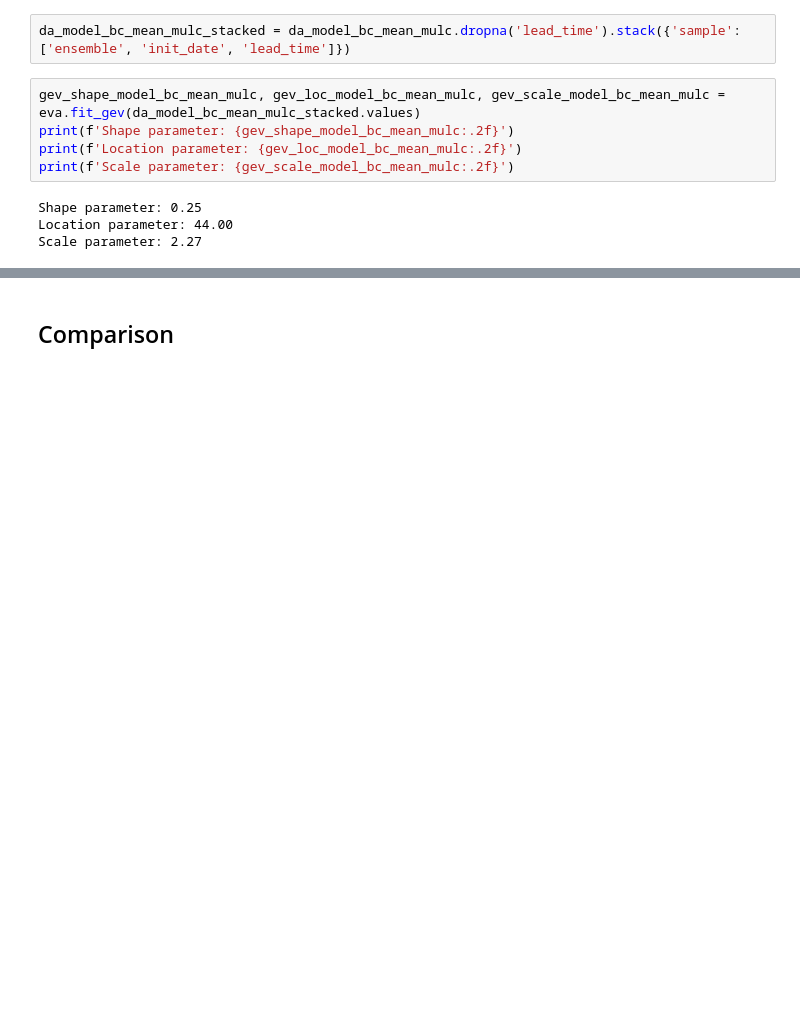
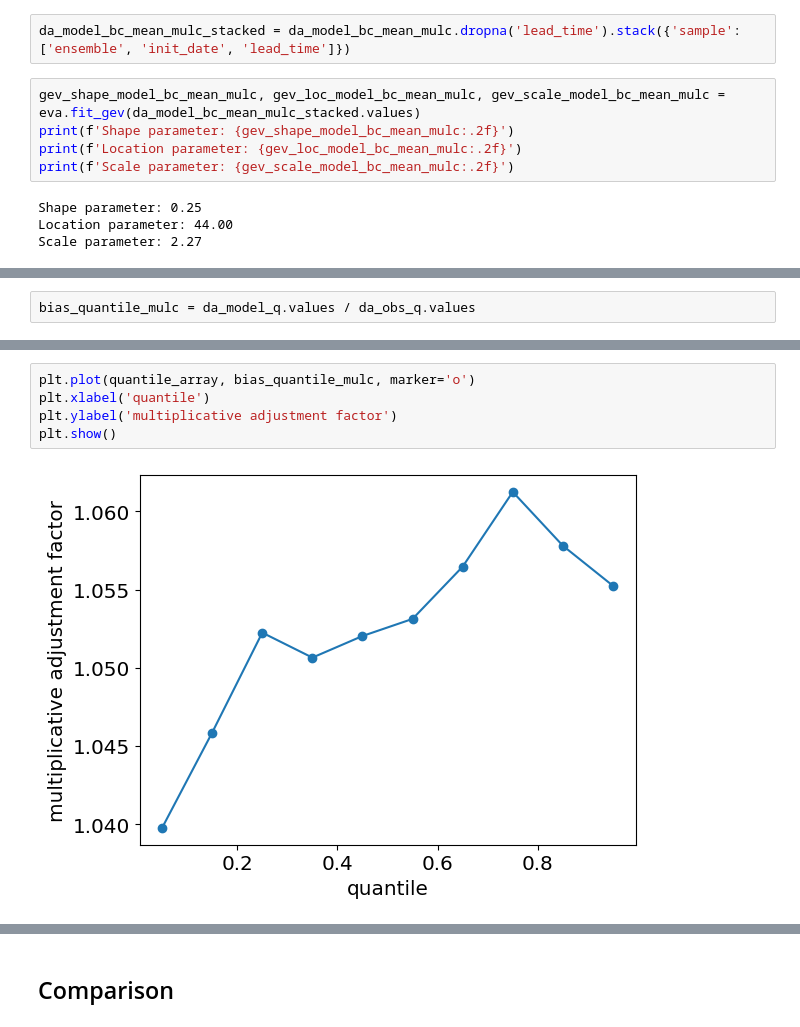
Before and after one commit to AusClimateService/unseen-projects, a Jupyter notebook: project-bias/scoping.ipynb, the cells around one changed output, grey strips where cells are left out. Saved outputs shown, nothing was run; the diff lists cells and outputs as text; blank space fills up the shorter version.

```diff
--- a/project-bias/scoping.ipynb
+++ b/project-bias/scoping.ipynb
@@ -172,0 +183,2 @@ da_output = QDC.adjust(da_obs, interp='linear')
+# %%
+bias_quantile_mulc = da_model_q.values / da_obs_q.values
@@ -172,0 +190,7 @@ da_output = QDC.adjust(da_obs, interp='linear')
+# %%
+plt.plot(quantile_array, bias_quantile_mulc, marker='o')
+plt.xlabel('quantile')
+plt.ylabel('multiplicative adjustment factor')
+plt.show()
+# %% [output]
+[figure, added]
```
Also changed, not shown: parts of 39 cells of this notebook.
